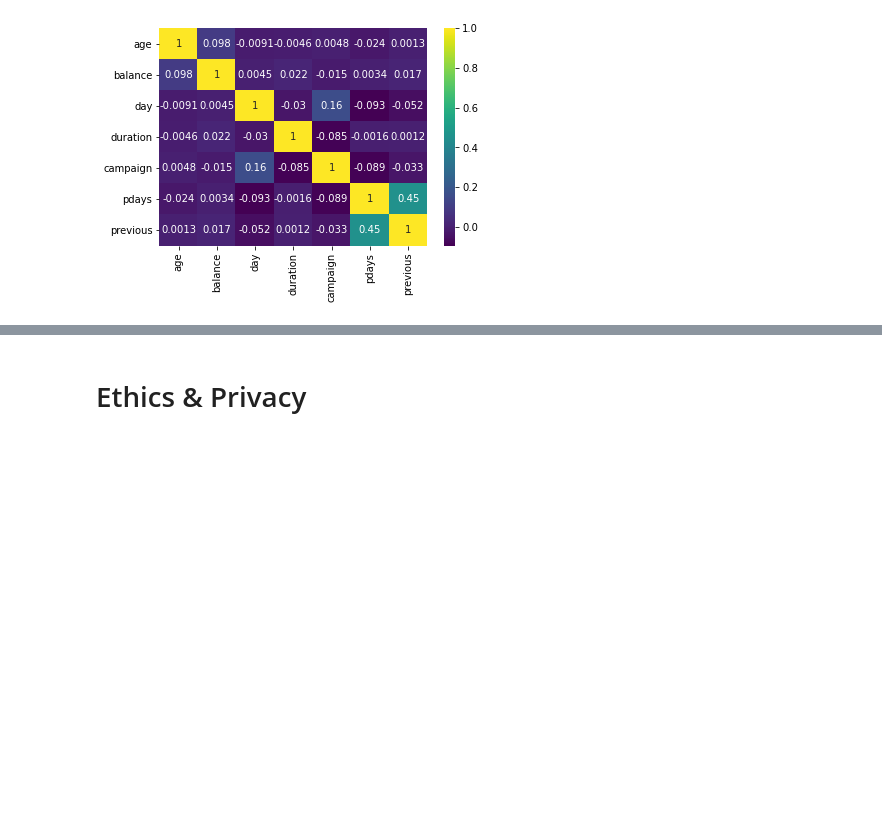
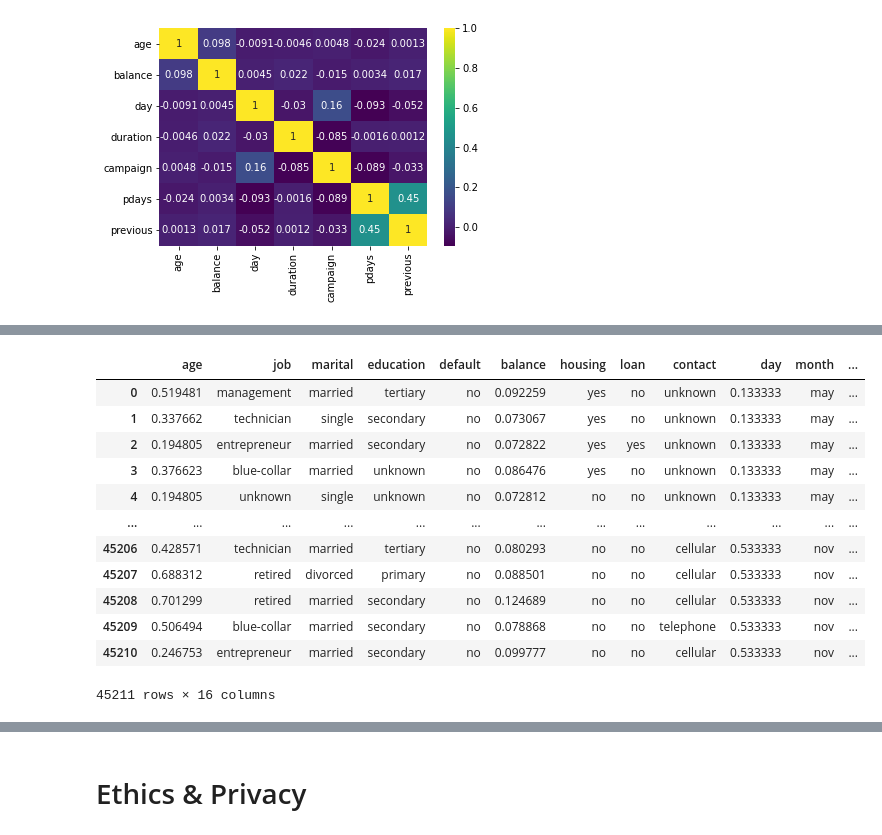
Before and after one commit to Jiy014/Group034-Wi23, a Jupyter notebook: CheckpointGroup034-Wi23.ipynb, the cells around one changed output, grey strips where cells are left out. Cells and saved outputs as stored; diff of their text form; code cells hidden in the pictures; blank space fills up the shorter version.

Commit message:
updated proposal, EDA, and data pre-processing

```diff
--- a/CheckpointGroup034-Wi23.ipynb
+++ b/CheckpointGroup034-Wi23.ipynb
@@ -257,0 +264,6 @@ plt.show()
+# %%
+bank_data_modified = bank_data.copy()
+bank_data_modified.loc[bank_data_modified['y']=='yes','y'] = 1
+bank_data_modified.loc[bank_data_modified['y']=='no','y'] = -1
+bank_data_modified['y'] = bank_data_modified['y'].astype(int)
+bank_data_modified
@@ -257,0 +284,3 @@ plt.show()
+# %%
+y = bank_data_modified.pop('y')
+y
@@ -257,0 +300,22 @@ plt.show()
+# %%
+pdays_max_value = bank_data_modified['pdays'].max()
+bank_data_modified.loc[bank_data_modified['pdays']==-1, 'pdays'] = pdays_max_value
+num_cols = bank_data_modified.select_dtypes(include='number').columns
+scaler = MinMaxScaler()
+for col in num_cols:
+    bank_data_modified[col] = scaler.fit_transform(bank_data_modified[[col]])
+bank_data_modified
+# %% [output]
+|  | age | job | marital | education | default | balance | housing | loan | contact | day | month | ... |
+| 0 | 0.519481 | management | married | tertiary | no | 0.092259 | yes | no | unknown | 0.133333 | may | ... |
+| 1 | 0.337662 | technician | single | secondary | no | 0.073067 | yes | no | unknown | 0.133333 | may | ... |
+| 2 | 0.194805 | entrepreneur | married | secondary | no | 0.072822 | yes | yes | unknown | 0.133333 | may | ... |
+| 3 | 0.376623 | blue-collar | married | unknown | no | 0.086476 | yes | no | unknown | 0.133333 | may | ... |
+| 4 | 0.194805 | unknown | single | unknown | no | 0.072812 | no | no | unknown | 0.133333 | may | ... |
+| ... | ... | ... | ... | ... | ... | ... | ... | ... | ... | ... | ... | ... |
+| 45206 | 0.428571 | technician | married | tertiary | no | 0.080293 | no | no | cellular | 0.533333 | nov | ... |
+| 45207 | 0.688312 | retired | divorced | primary | no | 0.088501 | no | no | cellular | 0.533333 | nov | ... |
+| 45208 | 0.701299 | retired | married | secondary | no | 0.124689 | no | no | cellular | 0.533333 | nov | ... |
+| 45209 | 0.506494 | blue-collar | married | secondary | no | 0.078868 | no | no | telephone | 0.533333 | nov | ... |
+| 45210 | 0.246753 | entrepreneur | married | secondary | no | 0.099777 | no | no | cellular | 0.533333 | nov | ... |
+45211 rows × 16 columns
```
Also changed, not shown: parts of 7 cells of this notebook.
